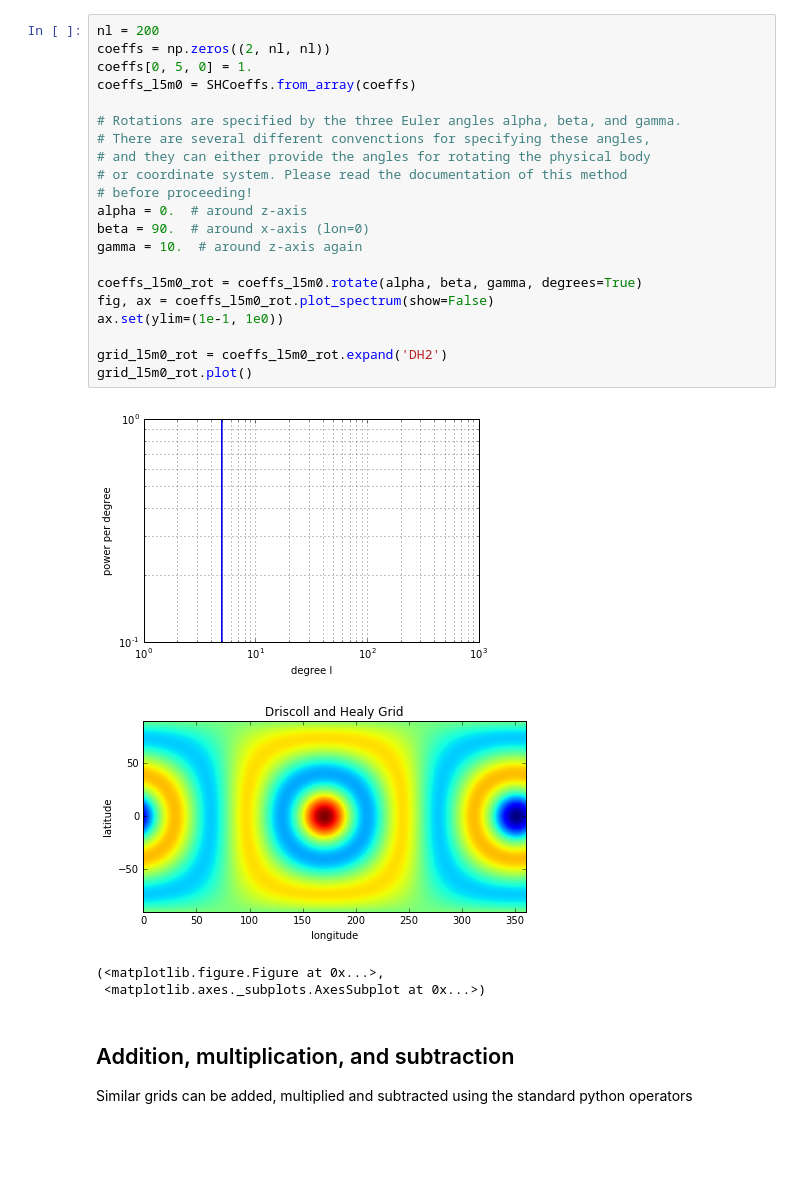
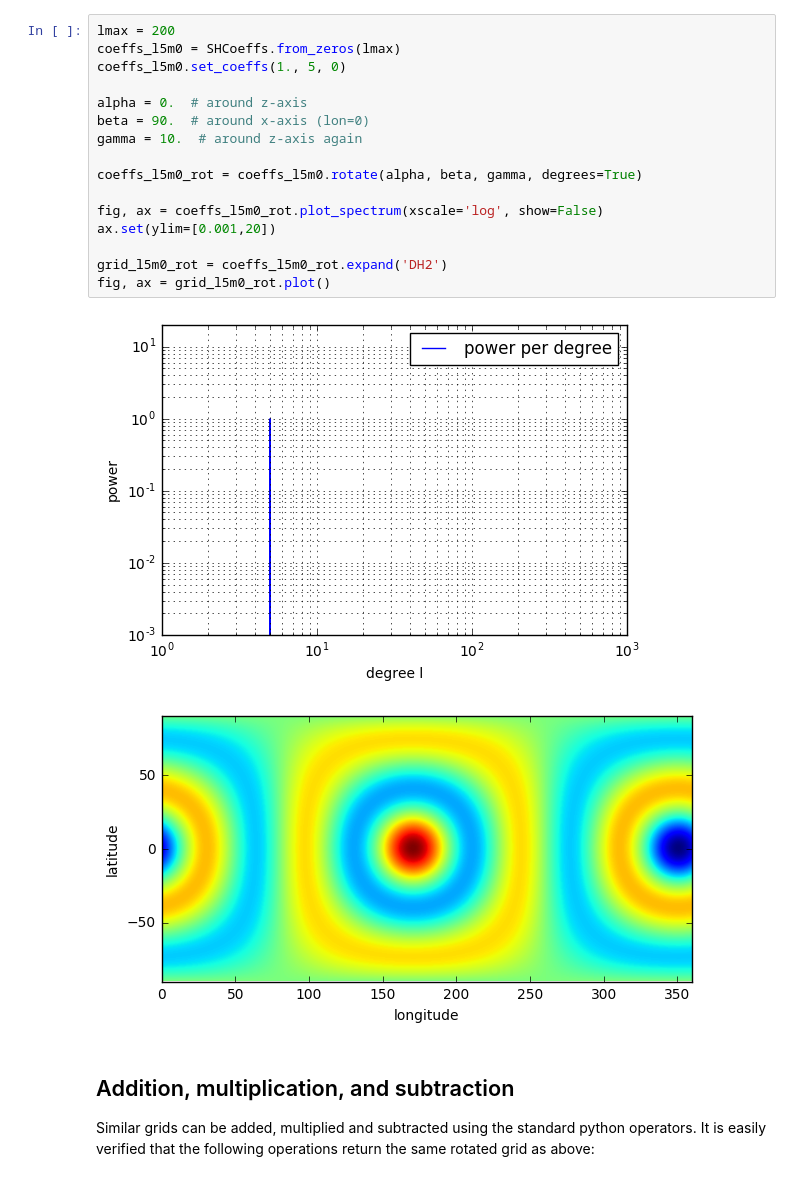
Before and after one commit to SHTOOLS/SHTOOLS, a Jupyter notebook: examples/notebooks/tutorial_3.ipynb, the cells around one changed output. Cells and saved outputs as stored; diff of their text form; blank space fills up the shorter version.

```diff
--- a/examples/notebooks/tutorial_3.ipynb
+++ b/examples/notebooks/tutorial_3.ipynb
@@ -85,31 +75,24 @@ Spherical harmonics coefficients can be expressed in a different coordinate syst
 # %%
-nl = 200
-coeffs = np.zeros((2, nl, nl))
-coeffs[0, 5, 0] = 1.
-coeffs_l5m0 = SHCoeffs.from_array(coeffs)
+lmax = 200
+coeffs_l5m0 = SHCoeffs.from_zeros(lmax)
+coeffs_l5m0.set_coeffs(1., 5, 0)
 
-# Rotations are specified by the three Euler angles alpha, beta, and gamma.
-# There are several different convenctions for specifying these angles,
-# and they can either provide the angles for rotating the physical body
-# or coordinate system. Please read the documentation of this method
-# before proceeding!
 alpha = 0.  # around z-axis
 beta = 90.  # around x-axis (lon=0)
 gamma = 10.  # around z-axis again
 
 coeffs_l5m0_rot = coeffs_l5m0.rotate(alpha, beta, gamma, degrees=True)
-fig, ax = coeffs_l5m0_rot.plot_spectrum(show=False)
-ax.set(ylim=(1e-1, 1e0))
+
+fig, ax = coeffs_l5m0_rot.plot_spectrum(xscale='log', show=False)
+ax.set(ylim=[0.001,20])
 
 grid_l5m0_rot = coeffs_l5m0_rot.expand('DH2')
-grid_l5m0_rot.plot()
+fig, ax = grid_l5m0_rot.plot()
 # %% [output]
-[figure, old version]
+[figure, new version]
-[figure, old version]
+[figure, new version]
-(<matplotlib.figure.Figure at 0x...>,
- <matplotlib.axes._subplots.AxesSubplot at 0x...>)
 # %% [markdown]
 ## Addition, multiplication, and subtraction
 
-Similar grids can be added, multiplied and subtracted using the standard python operators
+Similar grids can be added, multiplied and subtracted using the standard python operators. It is easily verified that the following operations return the same rotated grid as above:
 # %%
```
Also changed, not shown: parts of 18 cells of this notebook, 2 other files.
